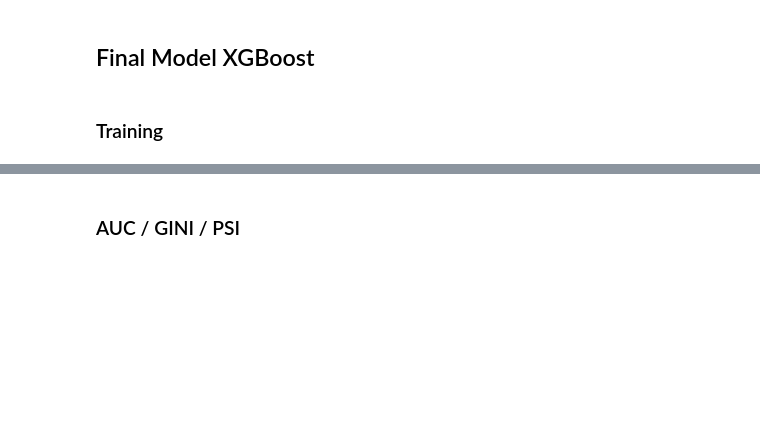
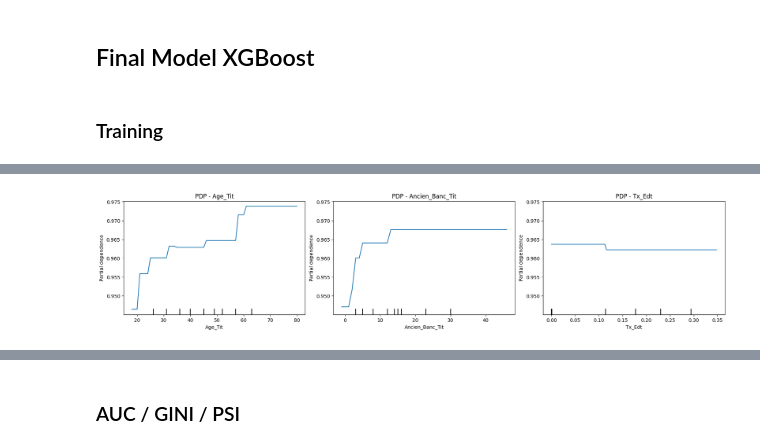
Before and after one commit to warper24/score-octroi, a Jupyter notebook: notebooks/modelling.ipynb, the cells around one changed output, grey strips where cells are left out. Saved outputs shown, nothing was run; the diff lists cells and outputs as text; code cells hidden in the pictures; blank space fills up the shorter version.

```diff
--- a/notebooks/modelling.ipynb
+++ b/notebooks/modelling.ipynb
@@ -1699,0 +1106,90 @@ XGBoost (simple) Test AUC: 0.7397 | GINI: 0.4795
+# %%
+from sklearn.inspection import PartialDependenceDisplay
+import numpy as _np
+import pandas as _pd
+import matplotlib.pyplot as plt
+
+# PDP & ALE for Age_Tit, Ancien_Banc_Tit, Tx_Edt
+FEATURES_PDP = ["Age_Tit", "Ancien_Banc_Tit", "Tx_Edt"]
+X_ref = X_train[var_model].copy()
+
+# Partial Dependence Plots
+fig, axes = plt.subplots(1, 3, figsize=(18, 4), constrained_layout=True)
+PartialDependenceDisplay.from_estimator(
+    xgb_best,
+    X_ref,
+    features=FEATURES_PDP,
+    kind="average",
+    ax=axes
+)
+for ax, f in zip(axes, FEATURES_PDP):
+    ax.set_title(f"PDP - {f}")
+plt.show()
+
+# Accumulated Local Effects (ALE) 1D
+def _predict_score(estimator, X):
+    if hasattr(estimator, "predict_proba"):
+        return estimator.predict_proba(X)[:, 1]
+    if hasattr(estimator, "decision_function"):
+        s = estimator.decision_function(X)
+        try:
+            return 1 / (1 + _np.exp(-_np.asarray(s, dtype=float)))
+        except Exception:
+            return s.astype(float)
+    yhat = estimator.predict(X)
+    return yhat.astype(float)
+
+def ale_1d(estimator, X, feature, n_bins=20):
+    x = _np.asarray(X[feature].values, dtype=float)
+    qs = _np.linspace(0, 1, n_bins + 1)
+    edges = _np.unique(_np.quantile(x, qs))
+    if len(edges) < 2:
+        raise ValueError(f"Error{feature}")
+    mids = 0.5 * (edges[:-1] + edges[1:])
+    diffs = _np.zeros(len(edges) - 1, dtype=float)
+    counts = _np.zeros(len(edges) - 1, dtype=int)
+
+    for k in range(len(edges) - 1):
+        lo, hi = edges[k], edges[k + 1]
+        if k == 0:
+            mask = (x >= lo) & (x <= hi)
+        else:
+            mask = (x > lo) & (x <= hi)
+        cnt = int(mask.sum())
+        counts[k] = cnt
+        if cnt == 0:
+            continue
+
+        X0 = X.loc[mask].copy()
+        X1 = X0.copy()
+        X0[feature] = lo
+        X1[feature] = hi
+
+        p0 = _predict_score(estimator, X0)
+        p1 = _predict_score(estimator, X1)
+        diffs[k] = float((p1 - p0).mean())
+    ale_vals = _np.cumsum(diffs)
+    w = counts.astype(float)
+    w_sum = w.sum()
+    if w_sum > 0:
+        ale_center = ale_vals - (ale_vals * (w / w_sum)).sum()
+    else:
+        ale_center = ale_vals - ale_vals.mean()
+
+    return _pd.DataFrame({"x": mids, "ale": ale_center, "count": counts})
+
+# Plots ALE (Plotly)
+for feat in FEATURES_PDP:
+    ale_df = ale_1d(xgb_best, X_ref, feat, n_bins=20)
+    fig_ale = px.line(
+        ale_df,
+        x="x",
+        y="ale",
+        title=f"ALE (1D) - {feat}",
+        markers=True
+    )
+    fig_ale.add_hline(y=0.0, line_dash="dash", line_color="gray")
+    fig_ale.update_layout(xaxis_title=feat, yaxis_title="ALE (centré)")
+    fig_ale.show()
+# %% [output]
+[figure, added]
```
Also changed, not shown: parts of 50 cells of this notebook, 12 other files.
